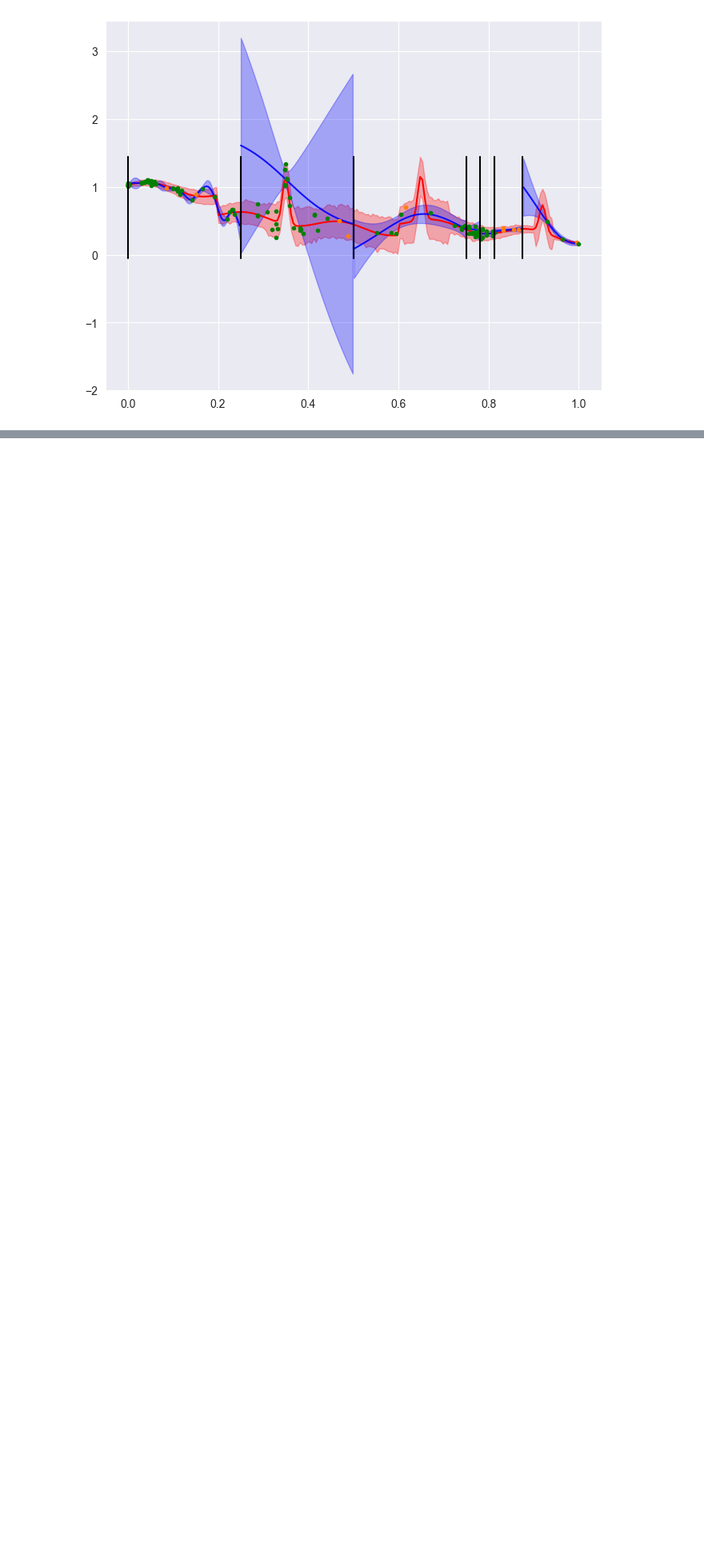
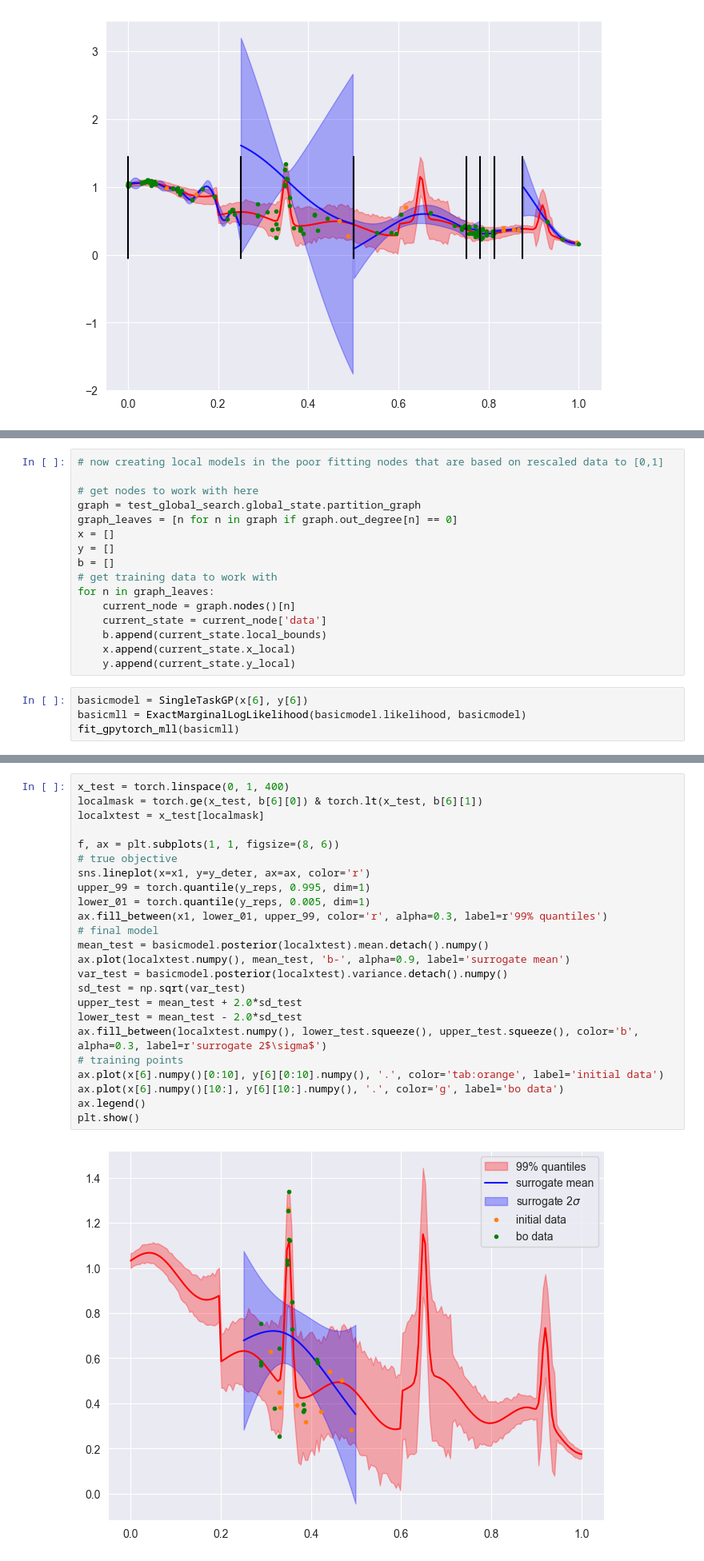
Before and after one commit to acb-code/extrema_search, a Jupyter notebook: src/notebooks/global_search_example.ipynb, the cells around one changed output, grey strips where cells are left out. Shown at 80% size. Cells and saved outputs as stored; diff of their text form; blank space fills up the shorter version.

Commit message:
set up example of normalization and standardization with local model

```diff
--- a/src/notebooks/global_search_example.ipynb
+++ b/src/notebooks/global_search_example.ipynb
@@ -291,0 +290,20 @@ plot_local_models_1d(T, test_global_search.global_state.x_global, test_global_se
+# %%
+# now creating local models in the poor fitting nodes that are based on rescaled data to [0,1]
+
+# get nodes to work with here
+graph = test_global_search.global_state.partition_graph
+graph_leaves = [n for n in graph if graph.out_degree[n] == 0]
+x = []
+y = []
+b = []
+# get training data to work with
+for n in graph_leaves:
+    current_node = graph.nodes()[n]
+    current_state = current_node['data']
+    b.append(current_state.local_bounds)
+    x.append(current_state.x_local)
+    y.append(current_state.y_local)
+# %%
+basicmodel = SingleTaskGP(x[6], y[6])
+basicmll = ExactMarginalLogLikelihood(basicmodel.likelihood, basicmodel)
+fit_gpytorch_mll(basicmll)
@@ -291,0 +328,26 @@ plot_local_models_1d(T, test_global_search.global_state.x_global, test_global_se
+# %%
+x_test = torch.linspace(0, 1, 400)
+localmask = torch.ge(x_test, b[6][0]) & torch.lt(x_test, b[6][1])
+localxtest = x_test[localmask]
+
+f, ax = plt.subplots(1, 1, figsize=(8, 6))
+# true objective
+sns.lineplot(x=x1, y=y_deter, ax=ax, color='r')
+upper_99 = torch.quantile(y_reps, 0.995, dim=1)
+lower_01 = torch.quantile(y_reps, 0.005, dim=1)
+ax.fill_between(x1, lower_01, upper_99, color='r', alpha=0.3, label=r'99% quantiles')
+# final model
+mean_test = basicmodel.posterior(localxtest).mean.detach().numpy()
+ax.plot(localxtest.numpy(), mean_test, 'b-', alpha=0.9, label='surrogate mean')
+var_test = basicmodel.posterior(localxtest).variance.detach().numpy()
+sd_test = np.sqrt(var_test)
+upper_test = mean_test + 2.0*sd_test
+lower_test = mean_test - 2.0*sd_test
+ax.fill_between(localxtest.numpy(), lower_test.squeeze(), upper_test.squeeze(), color='b', alpha=0.3, label=r'surrogate 2$\sigma$')
+# training points
+ax.plot(x[6].numpy()[0:10], y[6][0:10].numpy(), '.', color='tab:orange', label='initial data')
+ax.plot(x[6].numpy()[10:], y[6][10:].numpy(), '.', color='g', label='bo data')
+ax.legend()
+plt.show()
+# %% [output]
+[figure, added]
```
Also changed, not shown: parts of 4 cells of this notebook.
